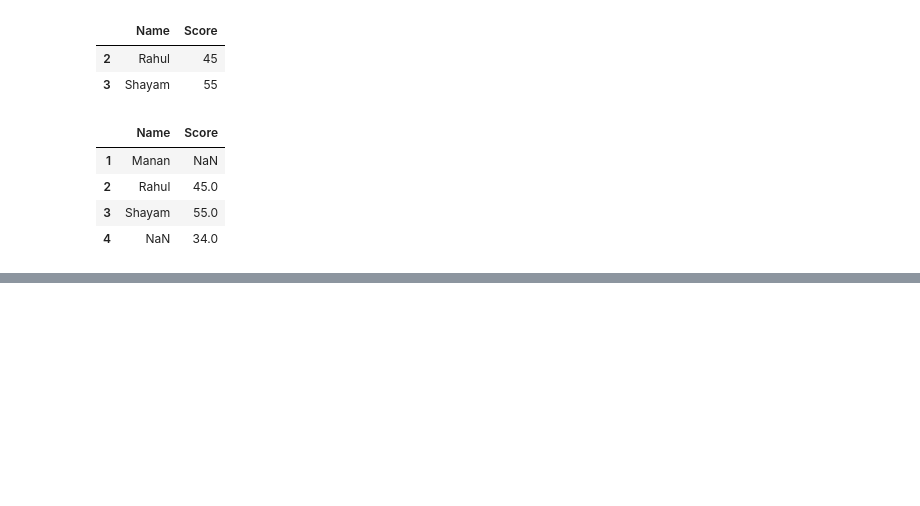
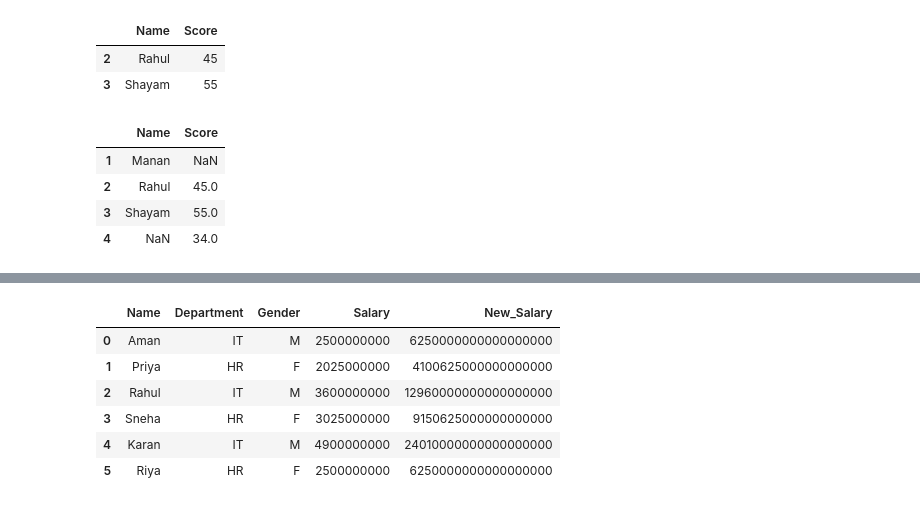
Before and after one commit to MananGupta089/DSA-learning, a Jupyter notebook: pandas.ipynb, the cells around one changed output, grey strips where cells are left out. Drawn from its saved outputs; the diff is of its cells as text; code cells hidden in the pictures; blank space fills up the shorter version.

```diff
--- a/pandas.ipynb
+++ b/pandas.ipynb
@@ -327,0 +459,7 @@ df1.join(df2,how= 'outer')
+# %%
+df = pd.DataFrame({
+    "Name": ["Aman", "Priya", "Rahul", "Sneha", "Karan", "Riya"],
+    "Department": ["IT", "HR", "IT", "HR", "IT", "HR"],
+    "Gender": ["M", "F", "M", "F", "M", "F"],
+    "Salary": [50000, 45000, 60000, 55000, 70000, 50000]
+})
@@ -327,0 +510,17 @@ df1.join(df2,how= 'outer')
+# %%
+def square(x):
+    return x**2
+# %%
+df["Salary"] = df["Salary"].apply(square)
+# %%
+df["New_Salary"] = df["Salary"].apply(square)
+# %%
+df
+# %% [output]
+|  | Name | Department | Gender | Salary | New_Salary |
+| 0 | Aman | IT | M | 2500000000 | 6250000000000000000 |
+| 1 | Priya | HR | F | 2025000000 | 4100625000000000000 |
+| 2 | Rahul | IT | M | 3600000000 | 12960000000000000000 |
+| 3 | Sneha | HR | F | 3025000000 | 9150625000000000000 |
+| 4 | Karan | IT | M | 4900000000 | 24010000000000000000 |
+| 5 | Riya | HR | F | 2500000000 | 6250000000000000000 |
```
Also changed, not shown: parts of 18 cells of this notebook, 4 other files.
